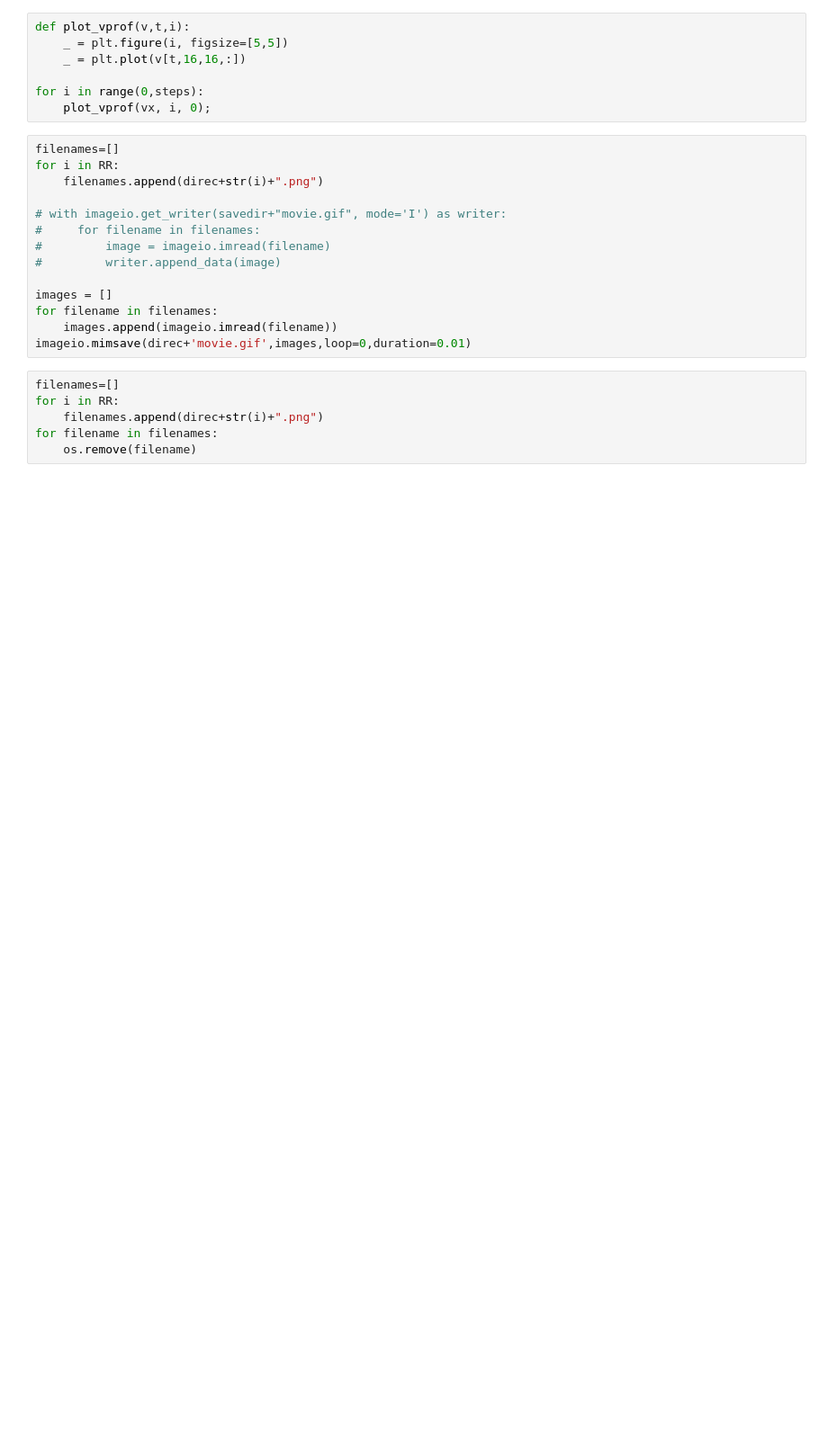
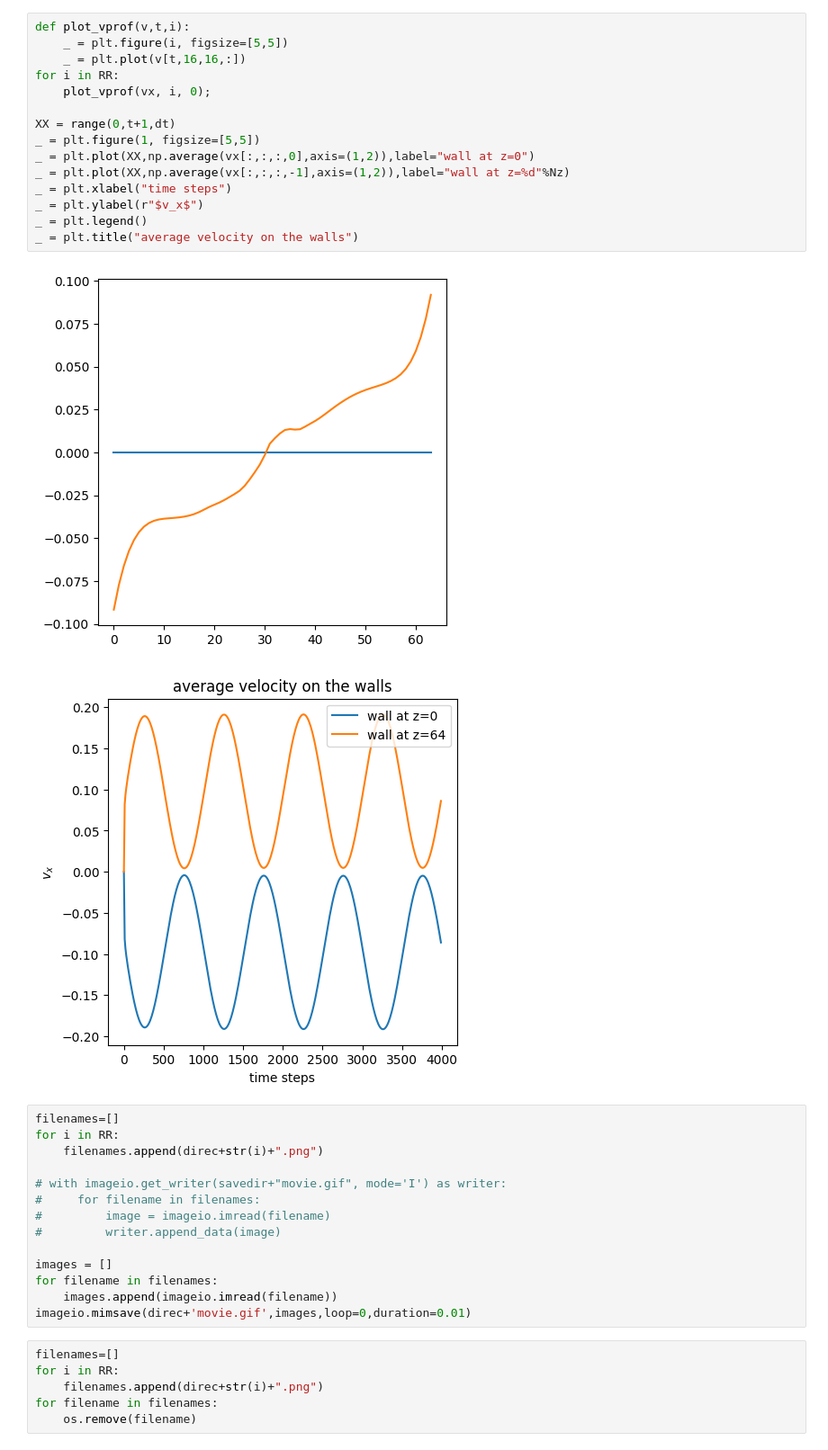
Before and after one commit to mattiamencagli/my-python-plots, a Jupyter notebook: Flow_Matters/prove_lbecode.ipynb, the cells around one changed output. Shown at 90% size. Cells and saved outputs as stored; diff of their text form; blank space fills up the shorter version.

```diff
--- a/Flow_Matters/prove_lbecode.ipynb
+++ b/Flow_Matters/prove_lbecode.ipynb
@@ -181,10 +154,21 @@ for i in RR:
 # %%
 def plot_vprof(v,t,i):
     _ = plt.figure(i, figsize=[5,5])
     _ = plt.plot(v[t,16,16,:])
+for i in RR:
+    plot_vprof(vx, i, 0);
 
-for i in range(0,steps):
-    plot_vprof(vx, i, 0);
+XX = range(0,t+1,dt)
+_ = plt.figure(1, figsize=[5,5])
+_ = plt.plot(XX,np.average(vx[:,:,:,0],axis=(1,2)),label="wall at z=0")
+_ = plt.plot(XX,np.average(vx[:,:,:,-1],axis=(1,2)),label="wall at z=%d"%Nz)
+_ = plt.xlabel("time steps")
+_ = plt.ylabel(r"$v_x$")
+_ = plt.legend()
+_ = plt.title("average velocity on the walls")
+# %% [output]
+[figure, added]
+[figure, added]
 # %%
 filenames=[]
 for i in RR:
```
Also changed, not shown: parts of 2 cells of this notebook, 2 other files.
